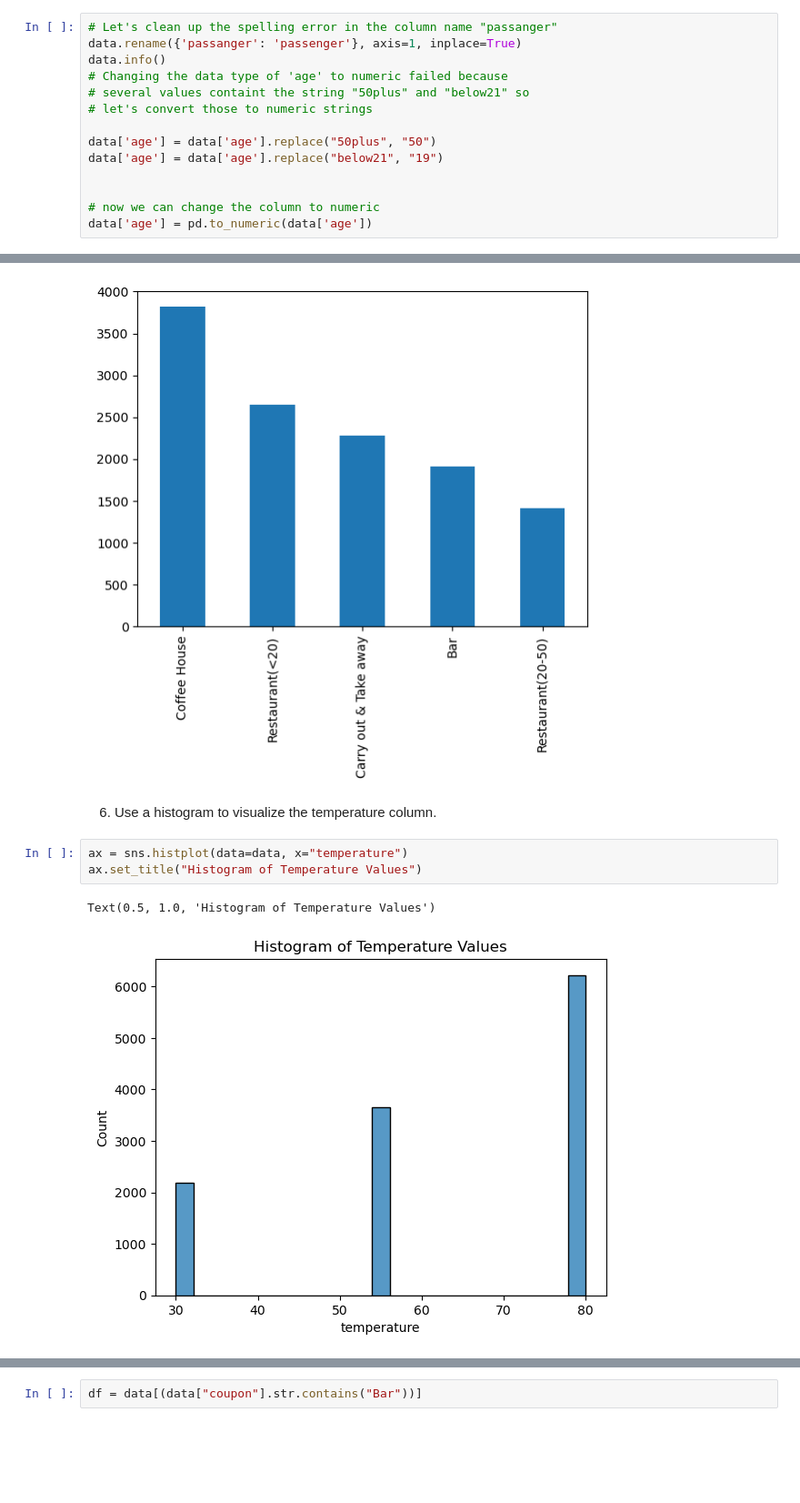
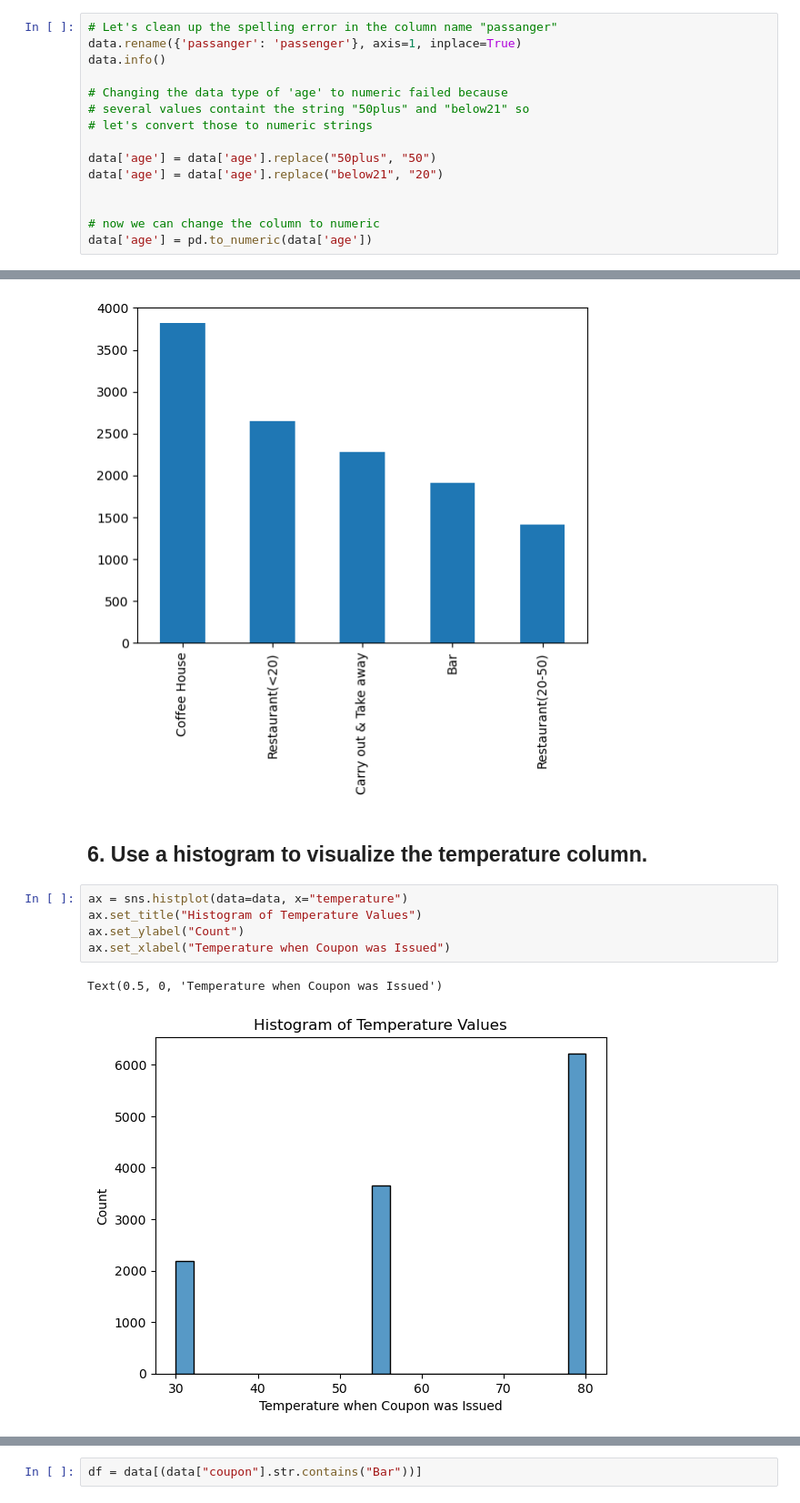
Before and after one commit to nadeego/coupons, a Jupyter notebook: prompt.ipynb, the cells around one changed output, grey strips where cells are left out. Shown at 91% size. Drawn from its saved outputs; the diff is of its cells as text; blank space fills up the shorter version.

```diff
--- a/prompt.ipynb
+++ b/prompt.ipynb
@@ -136,12 +141,13 @@ Length: 26, dtype: int64
 # Let's clean up the spelling error in the column name "passanger"
 data.rename({'passanger': 'passenger'}, axis=1, inplace=True)
 data.info()
+
 # Changing the data type of 'age' to numeric failed because
 # several values containt the string "50plus" and "below21" so
 # let's convert those to numeric strings
 
 data['age'] = data['age'].replace("50plus", "50")
-data['age'] = data['age'].replace("below21", "19")
+data['age'] = data['age'].replace("below21", "20")
 
 
 # now we can change the column to numeric
@@ -288,11 +307,13 @@ data['coupon'].value_counts().plot(kind='bar')
 <Axes: >
 [figure]
 # %% [markdown]
-6. Use a histogram to visualize the temperature column.
+## 6. Use a histogram to visualize the temperature column.
 # %%
 ax = sns.histplot(data=data, x="temperature")
 ax.set_title("Histogram of Temperature Values")
+ax.set_ylabel("Count")
+ax.set_xlabel("Temperature when Coupon was Issued")
 # %% [output]
-Text(0.5, 1.0, 'Histogram of Temperature Values')
+Text(0.5, 0, 'Temperature when Coupon was Issued')
-[figure, old version]
+[figure, new version]
 # %% [markdown]
```
Also changed, not shown: parts of 31 cells of this notebook.
